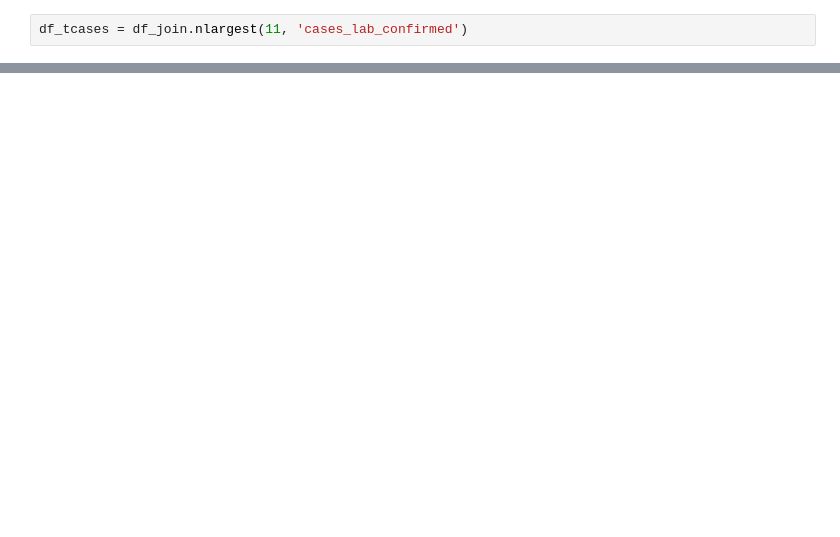
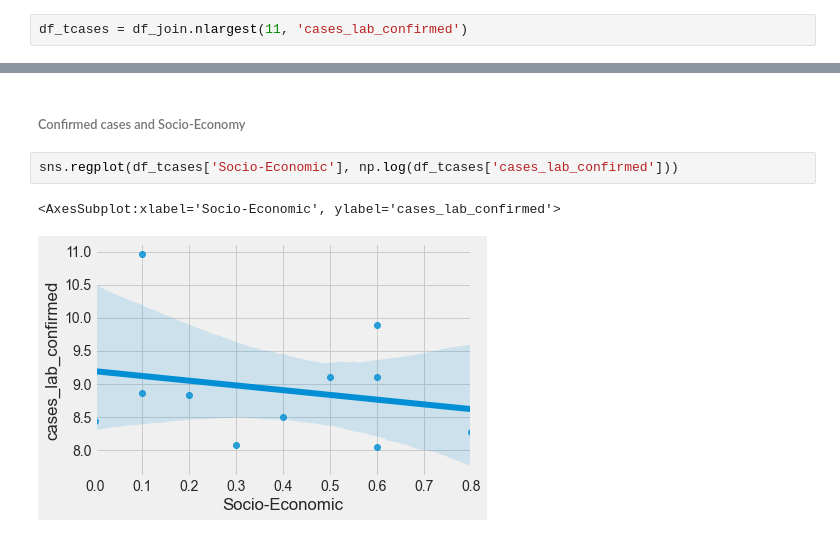
Before and after one commit to Tunji-L/-Nigeria-COVID-19-Data-Analysis-using-Python, a Jupyter notebook: Covid-19_Data_Analysis.ipynb, the cells around one changed output, grey strips where cells are left out. Cells and saved outputs as stored; diff of their text form; blank space fills up the shorter version.

```diff
--- a/Covid-19_Data_Analysis.ipynb
+++ b/Covid-19_Data_Analysis.ipynb
@@ -448,0 +449,7 @@ plt.xticks(rotation=90)
+# %% [markdown]
+###### Confirmed cases and Socio-Economy
+# %%
+sns.regplot(df_tcases['Socio-Economic'], np.log(df_tcases['cases_lab_confirmed']))
+# %% [output]
+<AxesSubplot:xlabel='Socio-Economic', ylabel='cases_lab_confirmed'>
+[figure, added]
```
Also changed, not shown: parts of 73 cells of this notebook.
